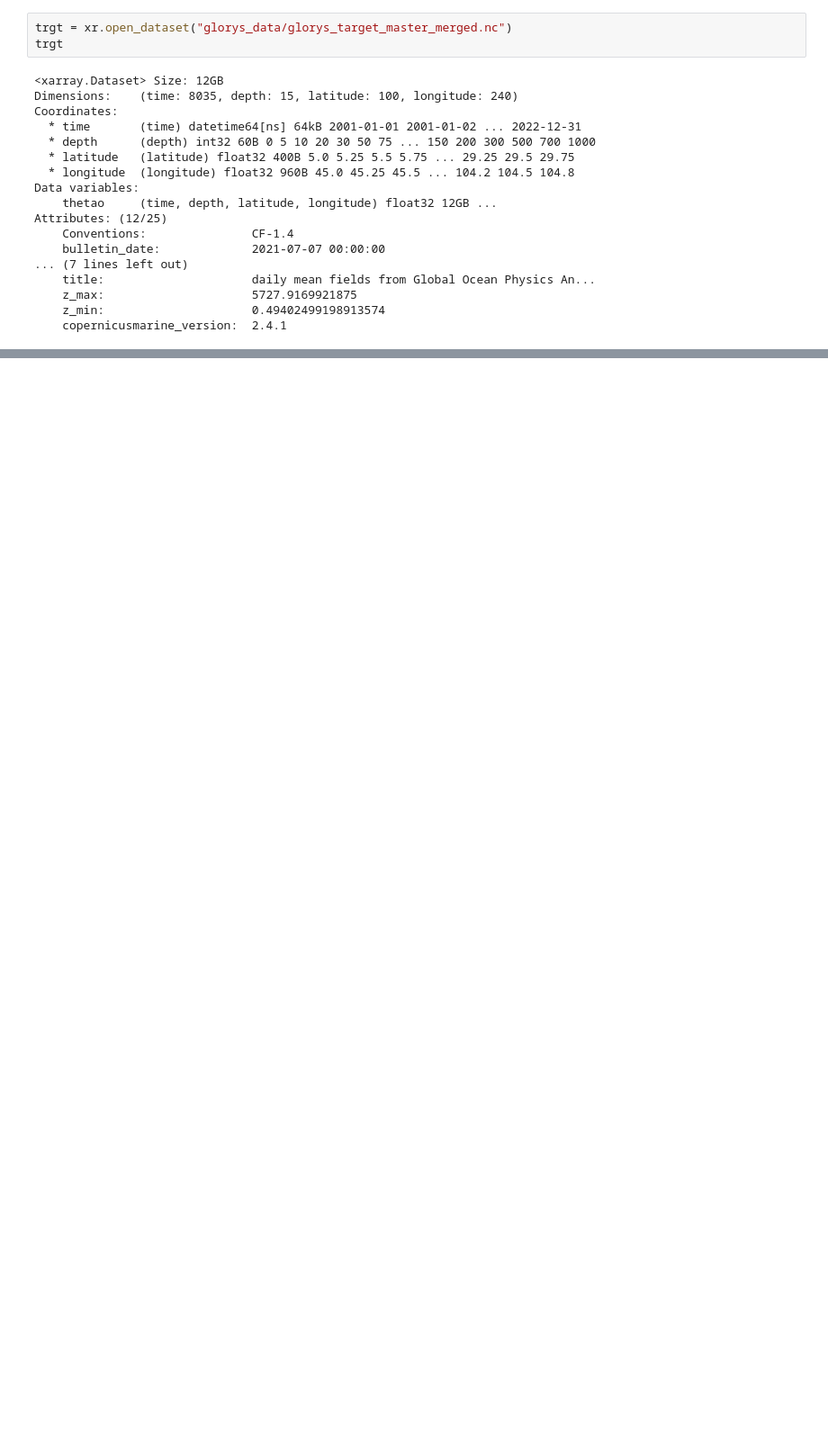
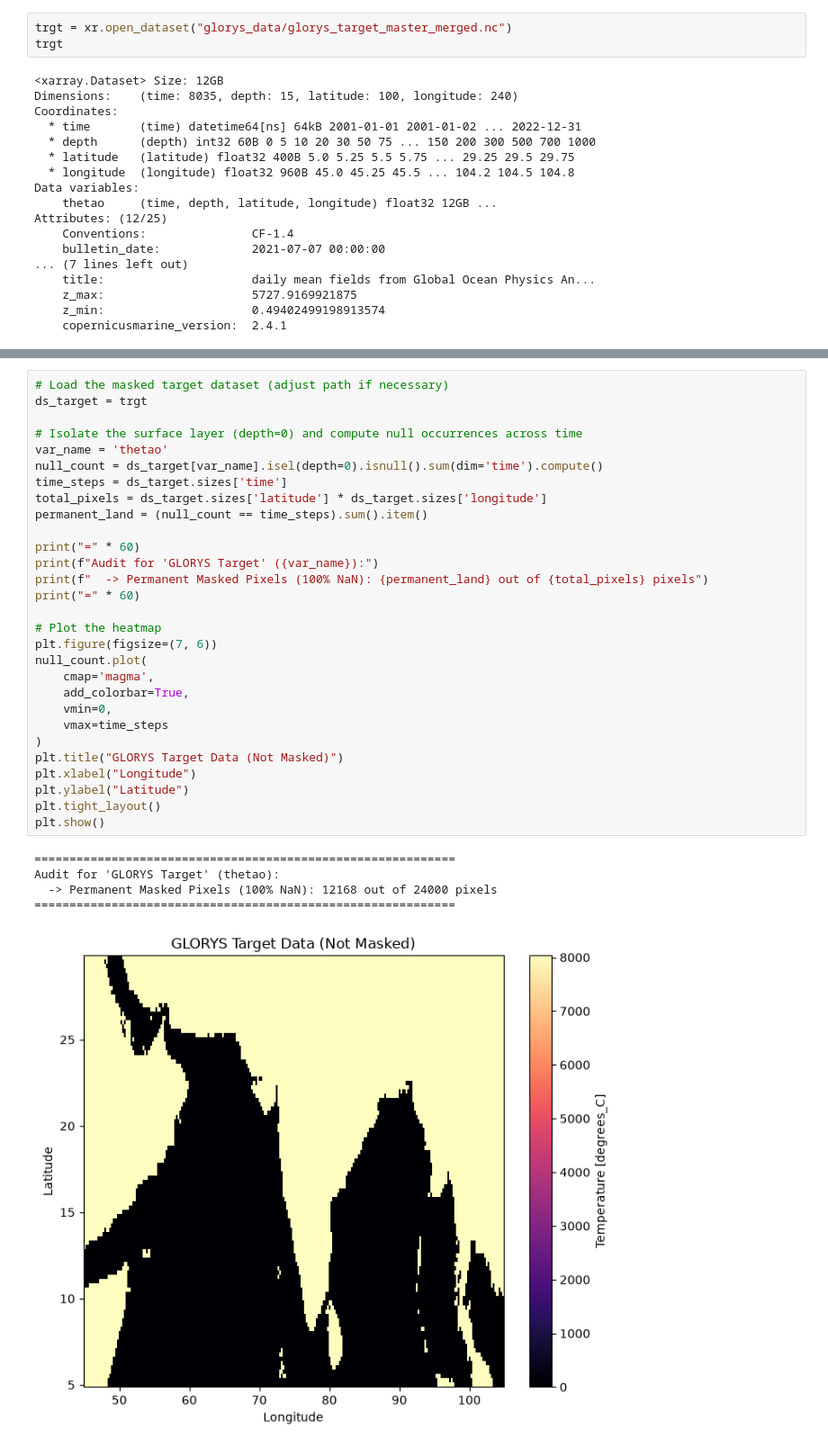
Before and after one commit to ShreyData/OceanEmbed, a Jupyter notebook: Data/data_prep2.ipynb, the cells around one changed output, grey strips where cells are left out. Shown at 90% size. Cells and saved outputs as stored; diff of their text form; blank space fills up the shorter version.

```diff
--- a/Data/data_prep2.ipynb
+++ b/Data/data_prep2.ipynb
@@ -314,0 +317,35 @@ Audit for 'Currents (V-comp)' (v):
+# %%
+# Load the masked target dataset (adjust path if necessary)
+ds_target = trgt
+
+# Isolate the surface layer (depth=0) and compute null occurrences across time
+var_name = 'thetao'
+null_count = ds_target[var_name].isel(depth=0).isnull().sum(dim='time').compute()
+time_steps = ds_target.sizes['time']
+total_pixels = ds_target.sizes['latitude'] * ds_target.sizes['longitude']
+permanent_land = (null_count == time_steps).sum().item()
+
+print("=" * 60)
+print(f"Audit for 'GLORYS Target' ({var_name}):")
+print(f"  -> Permanent Masked Pixels (100% NaN): {permanent_land} out of {total_pixels} pixels")
+print("=" * 60)
+
+# Plot the heatmap
+plt.figure(figsize=(7, 6))
+null_count.plot(
+    cmap='magma',
+    add_colorbar=True,
+    vmin=0,
+    vmax=time_steps
+)
+plt.title("GLORYS Target Data (Not Masked)")
+plt.xlabel("Longitude")
+plt.ylabel("Latitude")
+plt.tight_layout()
+plt.show()
+# %% [output]
+============================================================
+Audit for 'GLORYS Target' (thetao):
+  -> Permanent Masked Pixels (100% NaN): 12168 out of 24000 pixels
+============================================================
+[figure, added]
```
Also changed, not shown: parts of 10 cells of this notebook, 3 other files.
